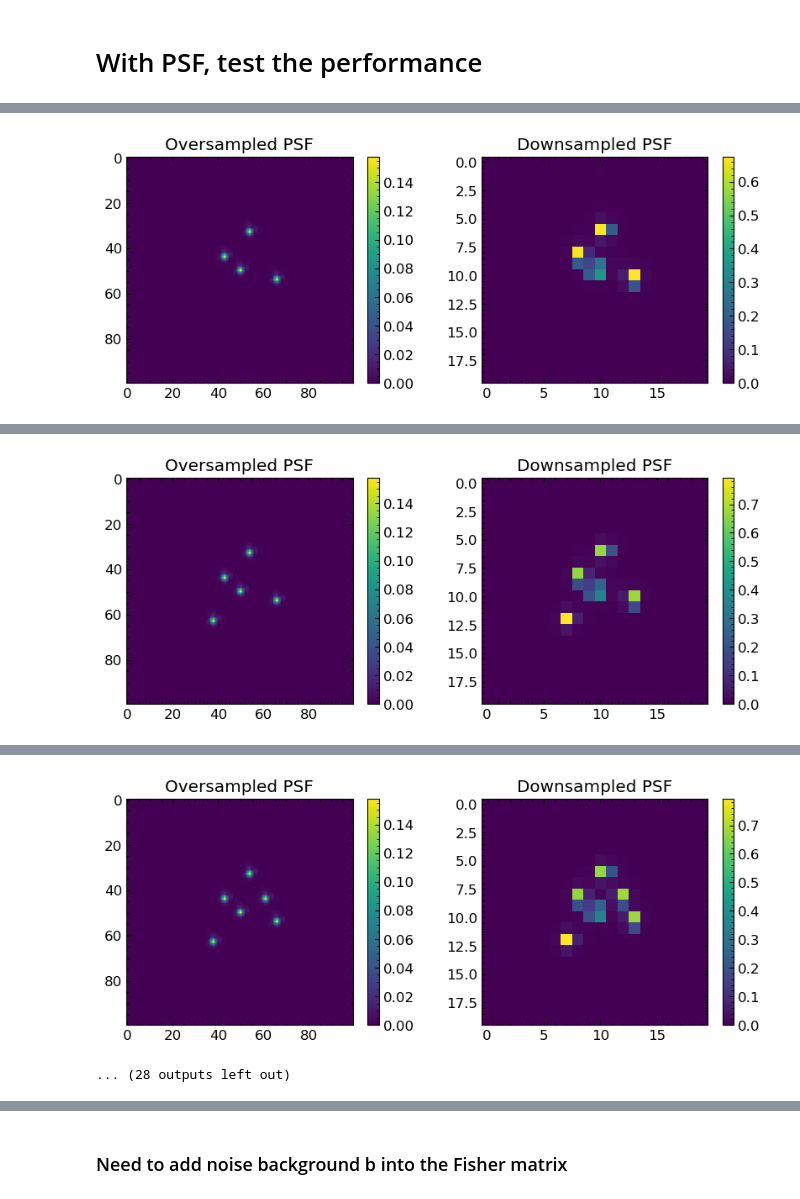
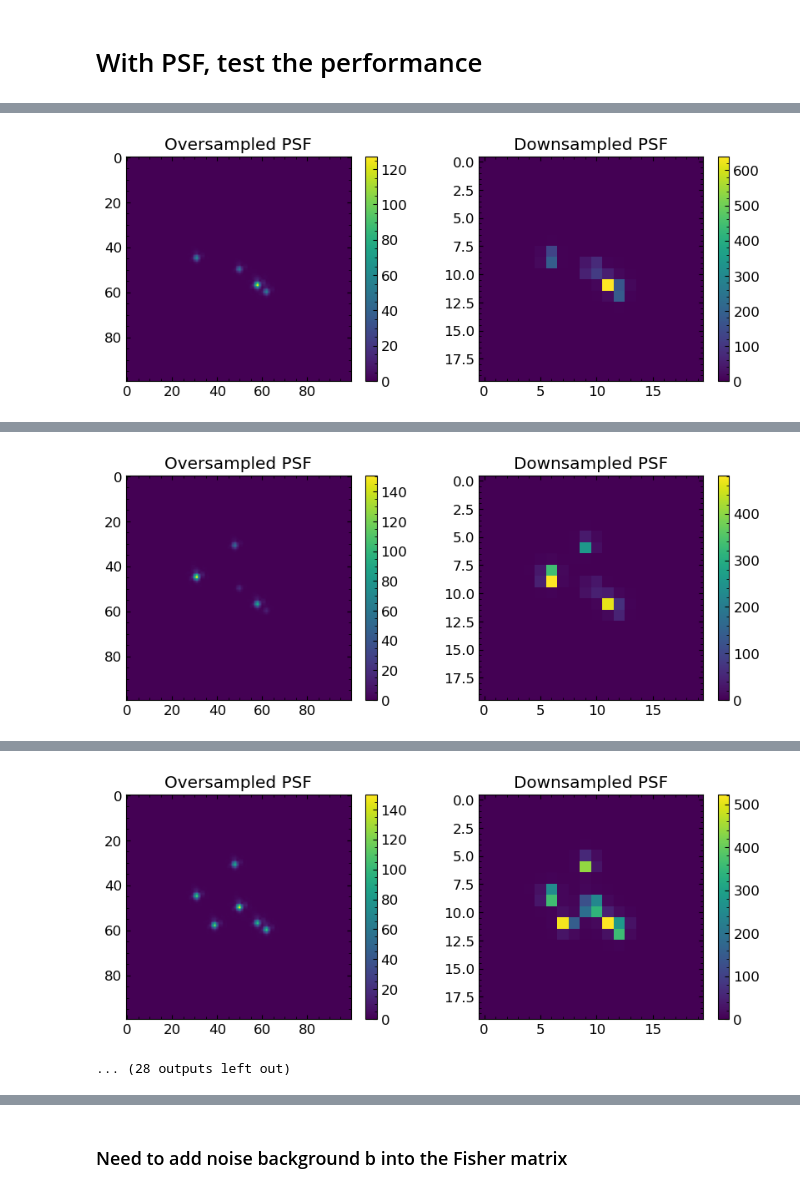
Before and after one commit to gemmahuai/Tractor-Covariance, a Jupyter notebook: Tractor_with_covariance.ipynb, the cells around one changed output, grey strips where cells are left out. Cells and saved outputs as stored; diff of their text form; code cells hidden in the pictures.

```diff
--- a/Tractor_with_covariance.ipynb
+++ b/Tractor_with_covariance.ipynb
@@ -303,7 +303,7 @@ def Covariance_calc(umod, sigma):
 
 ### generate multiple psf's
 
-def PSF_gen_multiple(N_psf, Coord, array_number, N_image, plot=False):
+def PSF_gen_multiple(N_psf, Coord, array_number, N_image, fluxes=False, plot=False):
     """
     N_psf = number of psf's to generate
     Coord = an N_psf dimentional tuple - coordinates of these psf's (we place the first psf at the center)
@@ -327,8 +327,13 @@ def PSF_gen_multiple(N_psf, Coord, array_number, N_image, plot=False):
         psf_i = instrument.PSF.psf(x_i, y_i, array=array_number)
         im_i = np.zeros((N_image, N_image))
         s = int(psf_i.shape[0]/2.)
-        im_i[(int(N_image/2)+1+yoff-s):(int(N_image/2)+1+yoff+s),
-            (int(N_image/2)+xoff-s):(int(N_image/2)+xoff+s)] += psf_i.T
+        if fluxes is not False:
+            im_i[(int(N_image/2)+1+yoff-s):(int(N_image/2)+1+yoff+s),
+                (int(N_image/2)+xoff-s):(int(N_image/2)+xoff+s)] += fluxes[i] * psf_i.T
+        else:
+            im_i[(int(N_image/2)+1+yoff-s):(int(N_image/2)+1+yoff+s),
+                (int(N_image/2)+xoff-s):(int(N_image/2)+xoff+s)] += psf_i.T
+
         psf_i_ds = (downscale_local_mean(im_i,
                                          (downscale, downscale))
                     * downscale**2)
@@ -358,7 +363,7 @@ def PSF_gen_multiple(N_psf, Coord, array_number, N_image, plot=False):
 # %%
 ### fix the first three sources
 im_sigma = 1.0
-coord = [(100,100), (96,100), (108, 100), (102, 95)]
+coord = [(100,100), (96,97), (108, 100), (102, 95)]
 umod = PSF_gen_multiple(4, coord, 4, 100, plot=True)
 
 time_start = time.time()
@@ -384,10 +389,15 @@ runtime = []
 
 for i in range(N_sources):
 
-    umod = PSF_gen_multiple(N_psf=i+1,
+    N = i+1
+
+    fluxes = np.random.randint(low=10, high=1000, size=N)
+
+    umod = PSF_gen_multiple(N_psf=N,
                             Coord=coord,
                             array_number=4,
                             N_image=100,
+                            fluxes=fluxes,
                             plot=True)
     time_elapsed = []
 
@@ -423 +433 @@ Rank 0000 06-27-24 12:09:18 INFO     Opening /Users/gemmahuai/anaconda3/envs/sph
-[figure, old version]
+[figure, new version]
@@ -429 +439 @@ Rank 0000 06-27-24 12:09:19 INFO     Opening /Users/gemmahuai/anaconda3/envs/sph
-[figure, old version]
+[figure, new version]
@@ -436,4 +446,4 @@ Rank 0000 06-27-24 12:09:19 INFO     Opening /Users/gemmahuai/anaconda3/envs/sph
-[figure, old version]
+[figure, new version]
 ... (28 outputs left out)
 # %%
 N_sources_array = np.arange(N_sources) + 1
```
Also changed, not shown: parts of 12 cells of this notebook, 5 other files.
